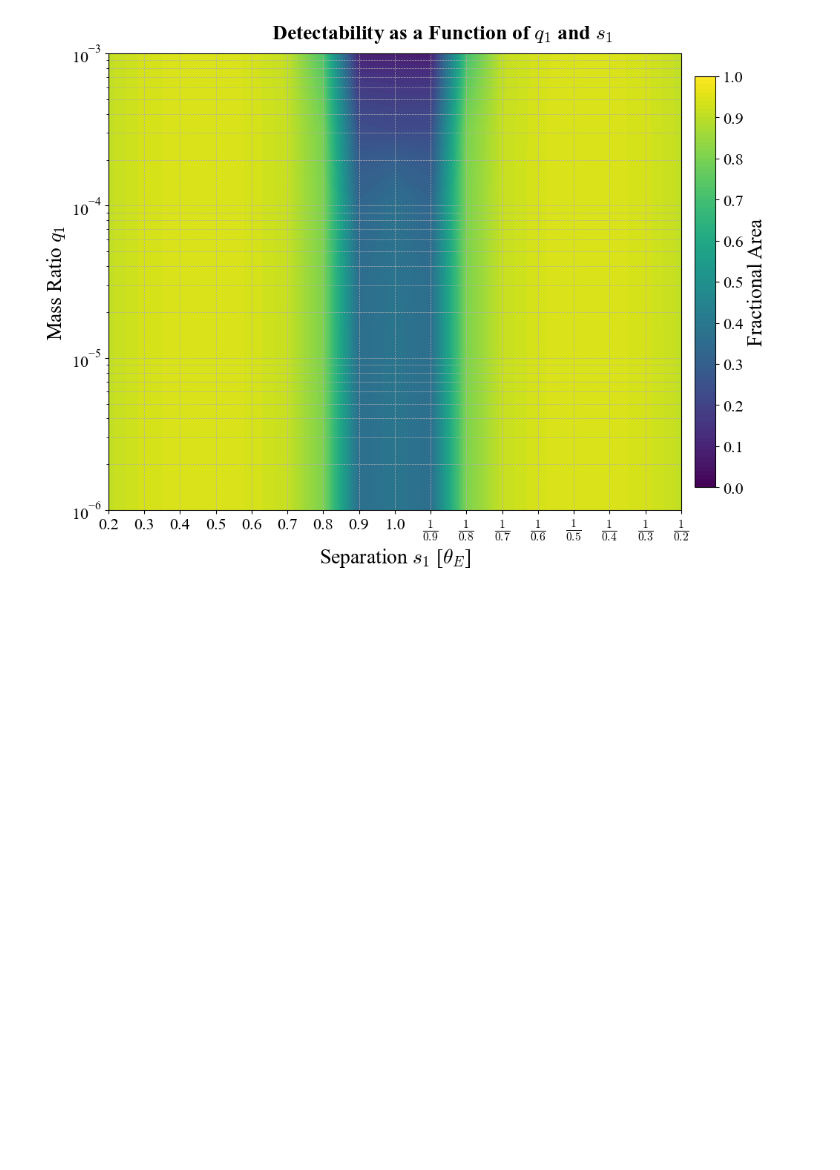
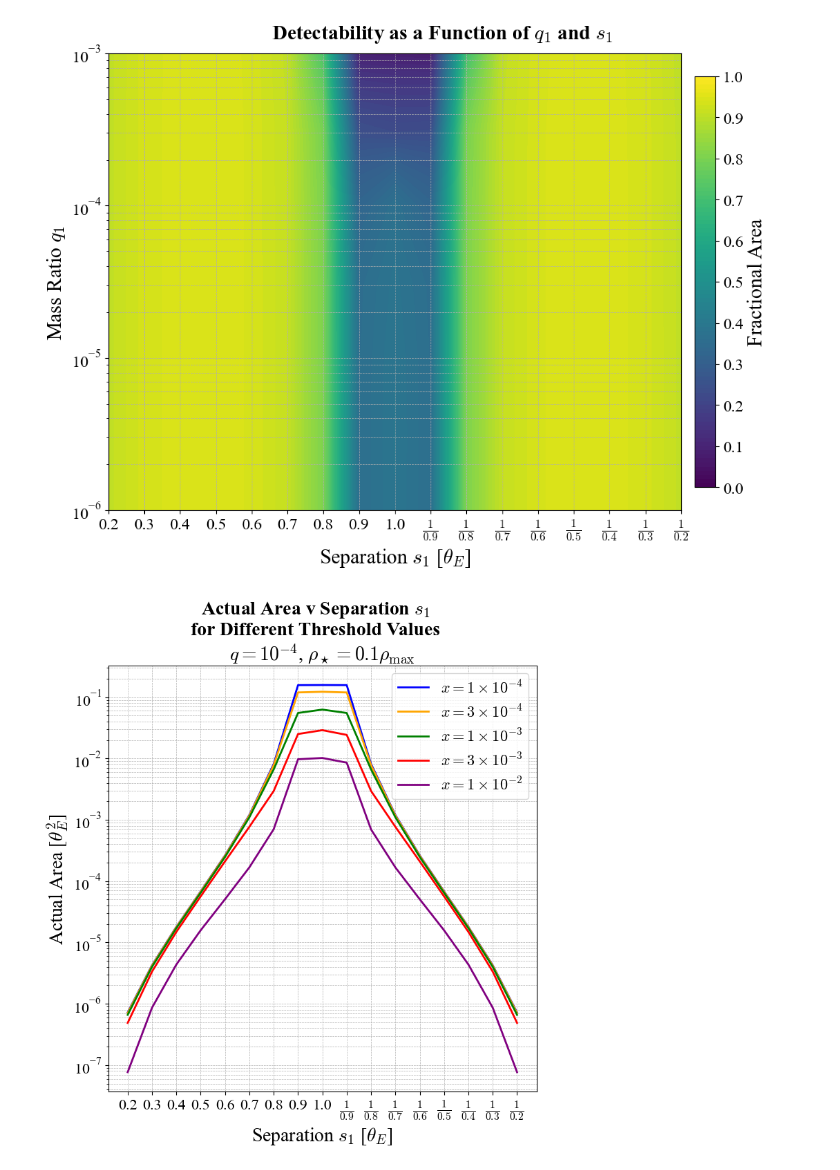
Before and after one commit to saividyud/NBLens, a Jupyter notebook: Unity Analysis/Honors Thesis/all_plots.ipynb, the cells around one changed output. Cells and saved outputs as stored; diff of their text form; code cells hidden in the pictures; blank space fills up the shorter version.

```diff
--- a/Unity Analysis/Honors Thesis/all_plots.ipynb
+++ b/Unity Analysis/Honors Thesis/all_plots.ipynb
@@ -1339,7 +1411,7 @@ three_e_3_list = []
 one_e_2_list = []
 
 for multiplier in multipliers:
-    df = pd.read_csv(f'../Part 2/Data Files/analysis_output_{multiplier:.0e}.csv')
+    df = pd.read_csv(f'../Part 2/Data Files/analysis_output_{multiplier:.0e}_3.csv')
     df_list.append(df)
 
     thresholds = np.array(df.columns[4:], dtype=float)
@@ -1440,0 +1558,33 @@ plt.show()
+# %%
+fig = plt.figure()
+ax = fig.add_subplot()
+
+fig.suptitle('Actual Area v Separation $s_1$\nfor Different Threshold Values', y=1.0)
+
+ax.set_title(r'$q = 10^{-4}$, $\rho_\star = 0.1 \rho_\max$')
+
+df_subset = df_list[0][df_list[0]['q'] == 1e-04]
+
+ax.plot(np.linspace(0, 1, len(df_subset)), df_subset['1.1e-04'], label='$x = 1 \\times 10^{-4}$', color='blue', linewidth=2)
+ax.plot(np.linspace(0, 1, len(df_subset)), df_subset['3.4e-04'], label='$x = 3 \\times 10^{-4}$', color='orange', linewidth=2)
+ax.plot(np.linspace(0, 1, len(df_subset)), df_subset['1.0e-03'], label='$x = 1 \\times 10^{-3}$', color='green', linewidth=2)
+ax.plot(np.linspace(0, 1, len(df_subset)), df_subset['3.1e-03'], label='$x = 3 \\times 10^{-3}$', color='red', linewidth=2)
+ax.plot(np.linspace(0, 1, len(df_subset)), df_subset['1.1e-02'], label='$x = 1 \\times 10^{-2}$', color='purple', linewidth=2)
+
+ax.set_yscale('log')
+ax.grid(True, which='both', linestyle='--', linewidth=0.5)
+ax.set_xticks(np.linspace(0, 1, len(df_subset)))
+
+ax.set_xlabel('Separation $s_1$ [$\\theta_E$]')
+ax.set_ylabel('Actual Area [$\\theta_E^2$]')
+
+ax.legend()
+
+# Using stacked fractions for the x-ticks to show separation values instead of indices
+ax.set_xticklabels([f'$\\frac{{{s.split("/")[0]}}}{{{s.split("/")[1]}}}$' if numexpr.evaluate(s) > 1.0 else f'{s}' for s in ss_str_unique_1])
+
+# fig.savefig('./Figures/Actual Area v Separation for Different Threshold Values.png', dpi=300)
+
+plt.show()
+# %% [output]
+[figure, added]
```
Also changed, not shown: parts of 17 cells of this notebook, 22 other files.
